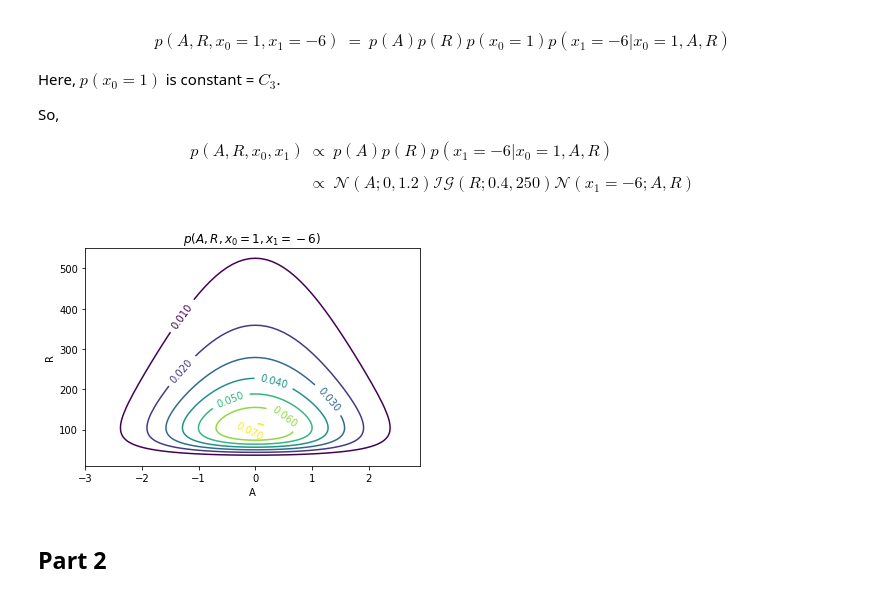
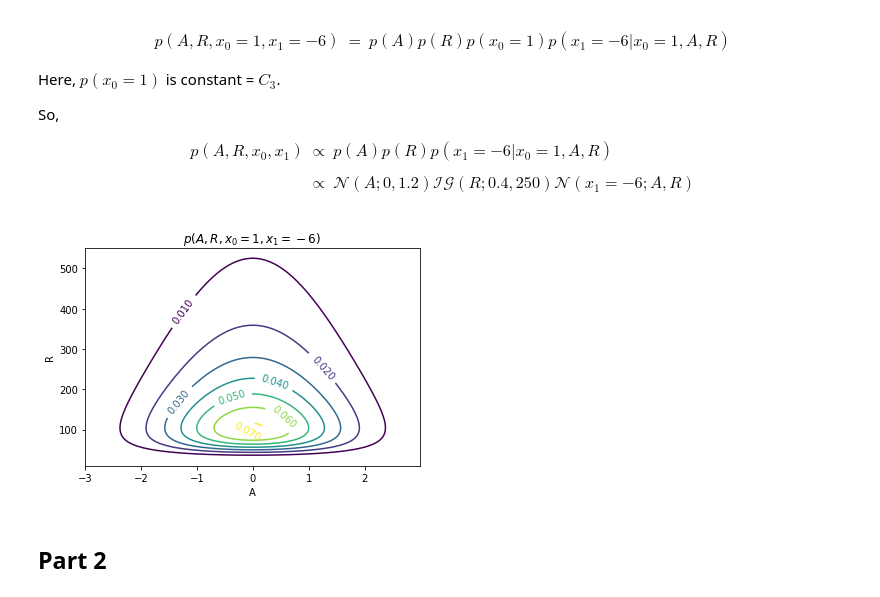
Before and after one commit to CMPE547-Spring-2017-Bogazici/hw5, a Jupyter notebook: CMPE547_HW5.ipynb, the cells around one changed output. Saved outputs shown, nothing was run; the diff lists cells and outputs as text; code cells hidden in the pictures.

```diff
--- a/CMPE547_HW5.ipynb
+++ b/CMPE547_HW5.ipynb
@@ -104,21 +104,21 @@ p(A,R,x_0,x_1) & \propto & p(A)p(R)p(x_1=-6|x_0=1,A,R) \\\\
 # %%
 import matplotlib.pyplot as plt
 import numpy as np
 from scipy.stats import norm,invgamma
 
-Arange = np.arange(-3, 3, 0.1) # range for A
-Rrange = np.arange(10, 550, 0.1) # range for R
+Arange = np.arange(-3, 3, 0.01) # range for A
+Rrange = np.arange(10, 550, 0.01) # range for R
 A,R = np.meshgrid(Arange,Rrange)
 P_joint = norm.pdf(A,0,1.2)*invgamma.pdf(R,0.4,loc=0,scale=250)*norm.pdf(-6,A,R) # joint distribution derived above
 scale = 10**5 # scale factor for equal-valued points
 cs = plt.contour(A,R,P_joint*scale)
 plt.clabel(cs, inline=2)
 plt.xlabel('A')
 plt.ylabel('R')
 plt.title('$p(A,R,x_0=1,x_1=-6)$')
 plt.show()
 # %% [output]
-[figure, old version]
+[figure, new version]
 # %% [markdown]
 ## Part 2
 # %% [markdown]
```
Also changed, not shown: parts of 4 cells of this notebook.
